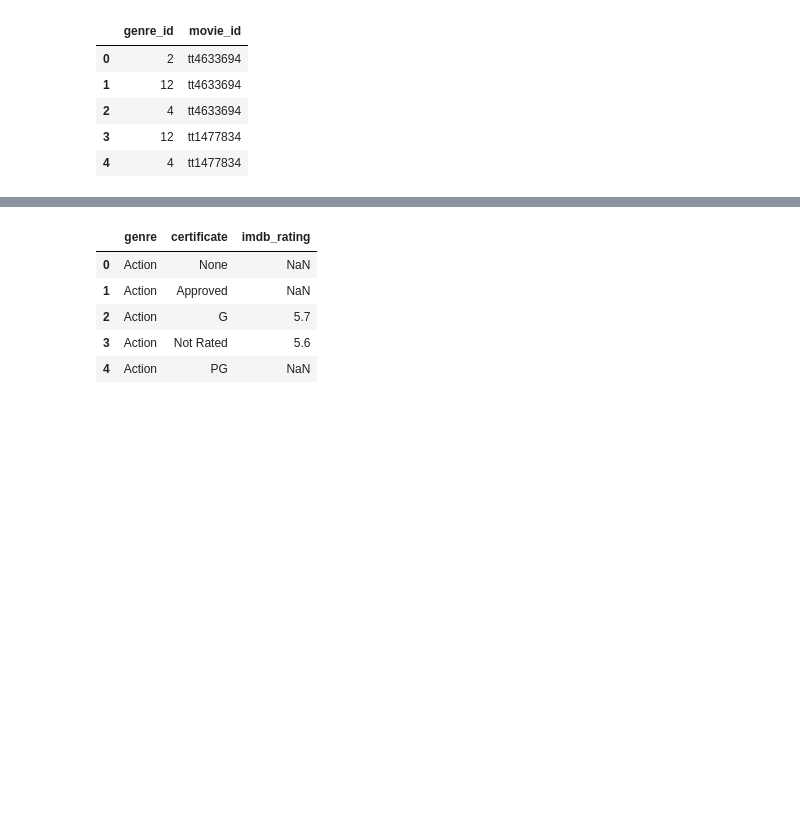
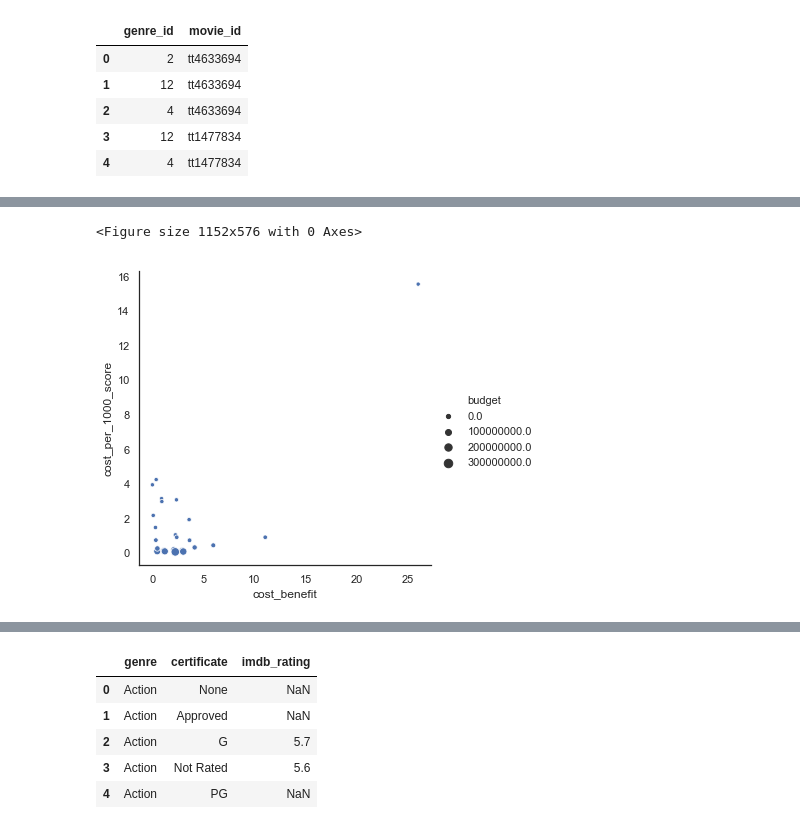
Before and after one commit to MsJacksonIYN/movies_mod1, a Jupyter notebook: EDA.ipynb, the cells around one changed output, grey strips where cells are left out. Saved outputs shown, nothing was run; the diff lists cells and outputs as text; code cells hidden in the pictures; blank space fills up the shorter version.

Commit message:
added consumer vs company visualization

```diff
--- a/EDA.ipynb
+++ b/EDA.ipynb
@@ -61,0 +71,7 @@ imdb_tmdb.head()
+# %%
+import numpy as np
+
+cost_benefit = imdb_tmdb.replace([np.inf, -np.inf], np.nan)
+cost_benefit = cost_benefit.dropna(subset = ['cost_benefit'])
+cost_benefit = cost_benefit.sort_values(by=['cost_benefit'])
+cost_benefit
@@ -61,0 +96,8 @@ imdb_tmdb.head()
+# %%
+import seaborn as sns
+
+cb_plot = cost_benefit.drop(
+    columns = ['original_lang', 'overview', 'release_date',
+               'director', 'certificate', 'imdb_rating', 'runtime',
+               'year', 'votes', 'score','title'])
+cb_plot
@@ -61,0 +122,10 @@ imdb_tmdb.head()
+# %%
+plt.figure(figsize=(16, 8))
+sns.set(style="white")
+aa = sns.relplot(x='cost_benefit',
+                 y='cost_per_1000_score',
+                 size='budget',
+                 data=cb_plot)
+# %% [output]
+<Figure size 1152x576 with 0 Axes>
+[figure, added]
```
Also changed, not shown: parts of 5 cells of this notebook.
